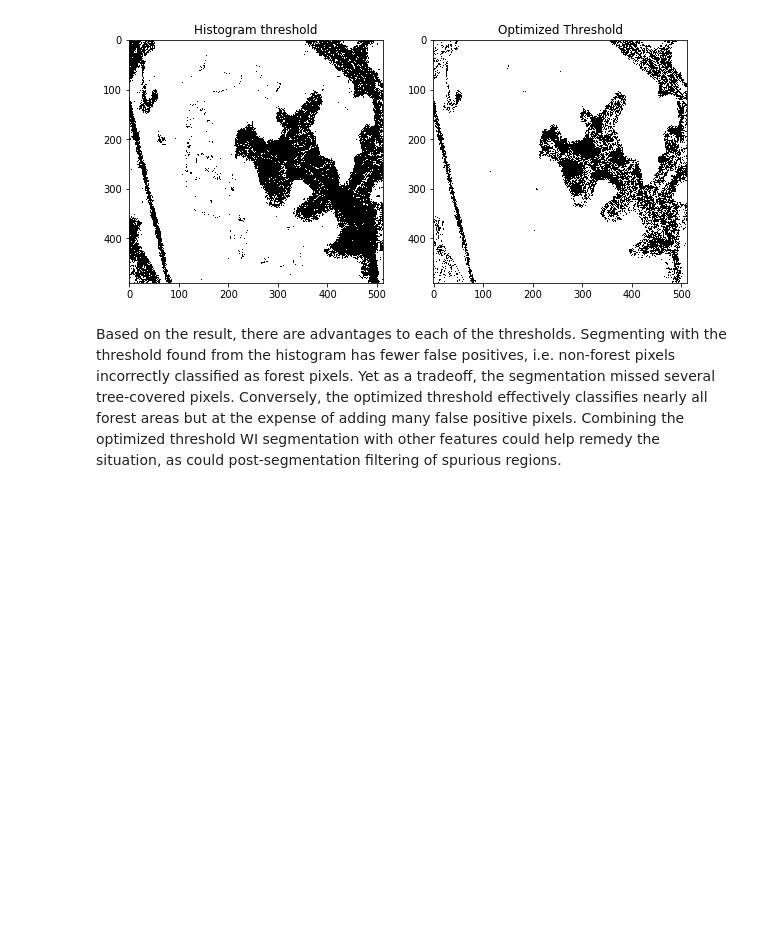
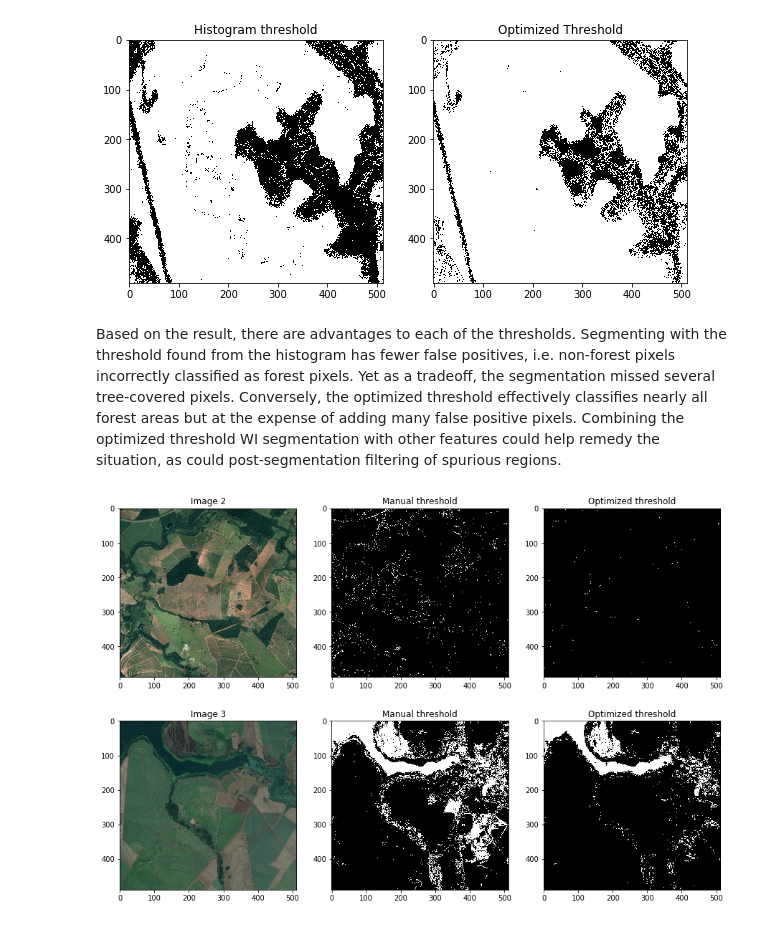
Before and after one commit to KRoster/ImageProcessingProject, a Jupyter notebook: Partial Report.ipynb, the cells around one changed output. Cells and saved outputs as stored; diff of their text form; code cells hidden in the pictures; blank space fills up the shorter version.

```diff
--- a/Partial Report.ipynb
+++ b/Partial Report.ipynb
@@ -313,2 +325,75 @@ def WI(img):
+# %%
+# helper function for chromatic coordinates
+def chromatic_coords(img, normalized=True):
+    '''
+    Converts RGB to chromatic coordinates r, g, and b.
+    Takes as input either raw R,G,B or normalized R,G,B
+    Returns 3d stacked array of r, g, and b.
+    '''
+    if normalized == False:
+        img_norm = RGB_normalizer(img)
+    elif normalized == True:
+        img_norm = img.copy()
+    # to avoid zero division
+    img_norm = np.where(img_norm==0, 0.000001, img_norm)
+    # separate the channels
+    Rnorm = img_norm[:,:,0]
+    Gnorm = img_norm[:,:,1]
+    Bnorm = img_norm[:,:,2]
+    # compute chromatic coords
+    r =  Rnorm / (Rnorm + Gnorm + Bnorm)
+    g = Gnorm / (Rnorm + Gnorm + Bnorm)
+    b = Bnorm / (Rnorm + Gnorm + Bnorm)
+
+    img_out = np.dstack((Rnorm, Gnorm, Bnorm))
+    return(img_out)
+
+
+# segmentation function using WI
+def wi_seg(img, T, normalized=True):
+    '''
+    Segments according to Woebbecke index according to user-defined threshold.
+    Takes as input either RGB or normalized RGB.
+    Returns binary matrix segmented into forest(1) and non-forest(0) areas.
+    '''
+    # compute chromatic coordinates:
+    chrom = chromatic_coords(img, normalized=normalized)
+
+    ### compute Woebbecke index
+    # WI = (g - b) / |r - g|
+    # note: values -0.1<x<0.1 are set to 0.1
+    denom = abs(chrom[:,:,0] - chrom[:,:,1])
+    denom = np.where(denom<0.1, 0.1, denom)
+    img_wi = (chrom[:,:,1] - chrom[:,:,2]) / denom
+
+    ### segmentation
+    img_wi_trees = np.where((img_wi<T),1,0)
+
+    return img_wi_trees
+
+
+### Segment images:
+### Image 2 - histogram threshold:
+img2_wi_trees1 = wi_seg(img2, T=-0.1, normalized=False)
+# optimized threshold:
+img2_wi_trees2 = wi_seg(img2, T=T, normalized=False)
+
+### Image 3 - histogram threshold:
+img3_wi_trees1 = wi_seg(img3, T=-0.1, normalized=False)
+# optimized threshold:
+img3_wi_trees2 = wi_seg(img3, T=T, normalized=False)
+
+# plot results:
+plt.figure(figsize=(15,10))
+# Image 2
+plt.subplot(231); plt.imshow(img2); plt.title("Image 2");
+plt.subplot(232); plt.imshow(img2_wi_trees1, cmap = 'gray'); plt.title("Manual threshold");
+plt.subplot(233); plt.imshow(img2_wi_trees2, cmap = 'gray'); plt.title("Optimized threshold");
+# Image 3
+plt.subplot(234); plt.imshow(img3); plt.title("Image 3");
+plt.subplot(235); plt.imshow(img3_wi_trees1, cmap = 'gray'); plt.title("Manual threshold");
+plt.subplot(236); plt.imshow(img3_wi_trees2, cmap = 'gray'); plt.title("Optimized threshold");
+# %% [output]
+[figure, added]
 # %% [markdown]
 ## Next Steps
```
Also changed, not shown: parts of 17 cells of this notebook.
